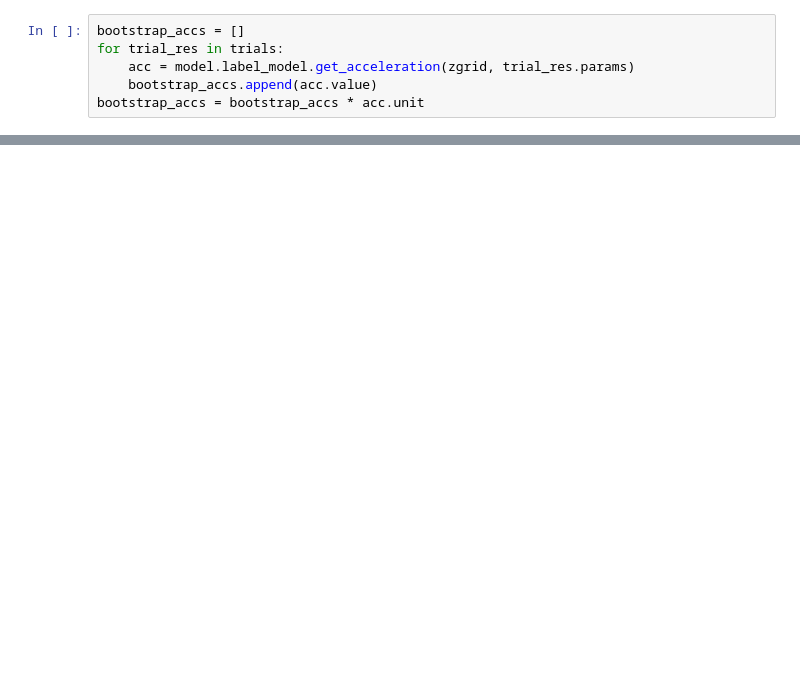
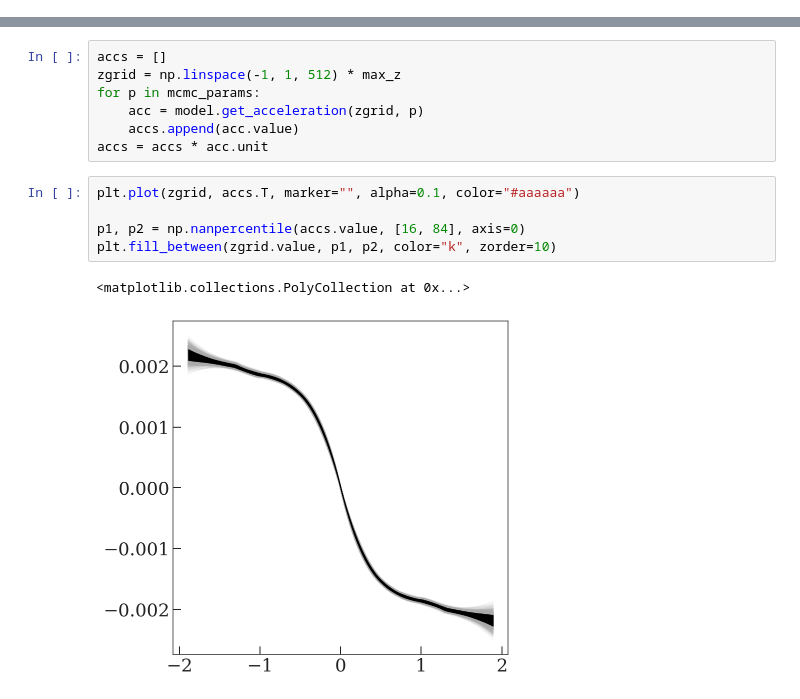
Before and after one commit to adrn/empirical-af, a Jupyter notebook: scripts/Figure-qIso-selection.ipynb, the cells around one changed output, grey strips where cells are left out. Cells and saved outputs as stored; diff of their text form; blank space fills up the shorter version.

```diff
--- a/scripts/Figure-qIso-selection.ipynb
+++ b/scripts/Figure-qIso-selection.ipynb
@@ -453,6 +0,0 @@ for trial in range(32):
-# %%
-bootstrap_accs = []
-for trial_res in trials:
-    acc = model.label_model.get_acceleration(zgrid, trial_res.params)
-    bootstrap_accs.append(acc.value)
-bootstrap_accs = bootstrap_accs * acc.unit
@@ -799,0 +77,15 @@ Omega 0.07212745960947692
+# %%
+accs = []
+zgrid = np.linspace(-1, 1, 512) * max_z
+for p in mcmc_params:
+    acc = model.get_acceleration(zgrid, p)
+    accs.append(acc.value)
+accs = accs * acc.unit
+# %%
+plt.plot(zgrid, accs.T, marker="", alpha=0.1, color="#aaaaaa")
+
+p1, p2 = np.nanpercentile(accs.value, [16, 84], axis=0)
+plt.fill_between(zgrid.value, p1, p2, color="k", zorder=10)
+# %% [output]
+<matplotlib.collections.PolyCollection at 0x...>
+[figure, added]
```
Also changed, not shown: parts of 84 cells of this notebook, 2 other files.
